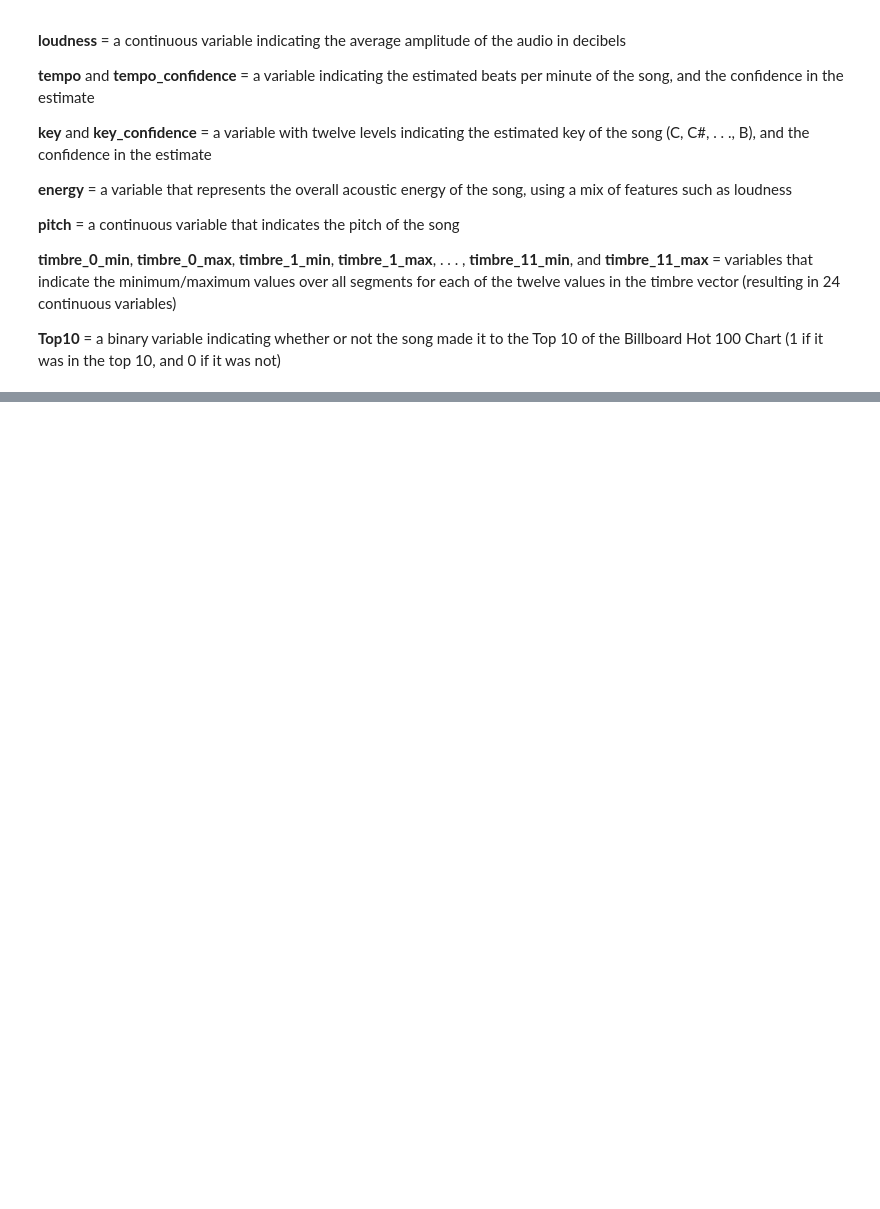
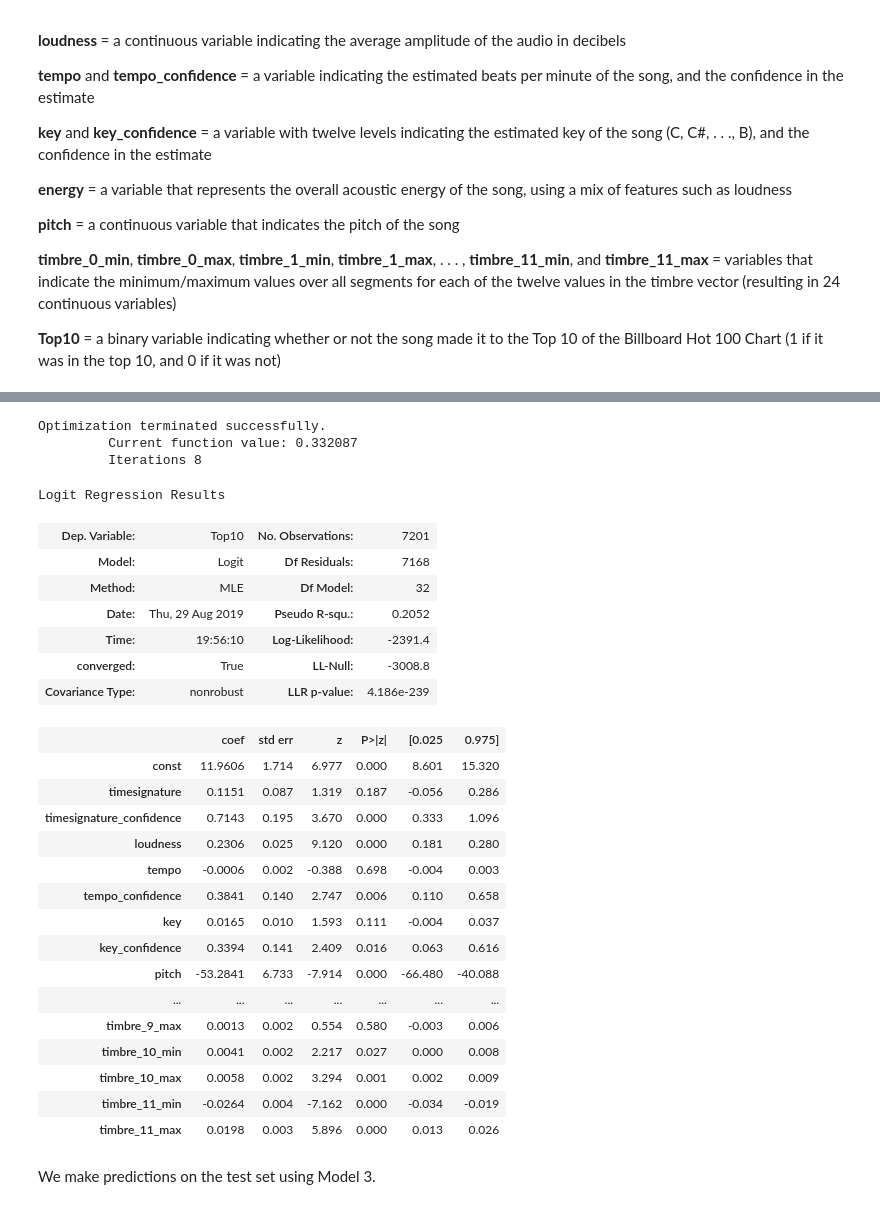
Before and after one commit to smotrova/Python-MITx-AnalyticsEdge, a Jupyter notebook: Week3-1_Logistic Regression-Popularity of Music Records.ipynb, the cells around one changed output, grey strips where cells are left out. Saved outputs shown, nothing was run; the diff lists cells and outputs as text; code cells hidden in the pictures; blank space fills up the shorter version.

```diff
--- a/Week3-1_Logistic Regression-Popularity of Music Records.ipynb
+++ b/Week3-1_Logistic Regression-Popularity of Music Records.ipynb
@@ -42,0 +314,51 @@ __Top10__ = a binary variable indicating whether or not the song made it to the
+# %%
+from statsmodels.api import add_constant
+from statsmodels.discrete.discrete_model import Logit, DiscreteResults
+
+X_train = SongsTrain[['timesignature', 'timesignature_confidence', 'loudness', 'tempo',
+       'tempo_confidence', 'key', 'key_confidence', 'pitch',
+       'timbre_0_min', 'timbre_0_max', 'timbre_1_min', 'timbre_1_max',
+       'timbre_2_min', 'timbre_2_max', 'timbre_3_min', 'timbre_3_max',
+       'timbre_4_min', 'timbre_4_max', 'timbre_5_min', 'timbre_5_max',
+       'timbre_6_min', 'timbre_6_max', 'timbre_7_min', 'timbre_7_max',
+       'timbre_8_min', 'timbre_8_max', 'timbre_9_min', 'timbre_9_max',
+       'timbre_10_min', 'timbre_10_max', 'timbre_11_min', 'timbre_11_max']]
+
+y_train = SongsTrain["Top10"]
+
+X_train = add_constant(X_train) # for intersept in model
+
+logit_mod3 = Logit(y_train, X_train)
+logit_res3 = logit_mod3.fit()
+
+logit_res3.summary()
+# %% [output]
+Optimization terminated successfully.
+         Current function value: 0.332087
+         Iterations 8
+Logit Regression Results
+| Dep. Variable: | Top10 | No. Observations: | 7201 |
+| Model: | Logit | Df Residuals: | 7168 |
+| Method: | MLE | Df Model: | 32 |
+| Date: | Thu, 29 Aug 2019 | Pseudo R-squ.: | 0.2052 |
+| Time: | 19:56:10 | Log-Likelihood: | -2391.4 |
+| converged: | True | LL-Null: | -3008.8 |
+| Covariance Type: | nonrobust | LLR p-value: | 4.186e-239 |
+|  | coef | std err | z | P>|z| | [0.025 | 0.975] |
+| const | 11.9606 | 1.714 | 6.977 | 0.000 | 8.601 | 15.320 |
+| timesignature | 0.1151 | 0.087 | 1.319 | 0.187 | -0.056 | 0.286 |
+| timesignature_confidence | 0.7143 | 0.195 | 3.670 | 0.000 | 0.333 | 1.096 |
+| loudness | 0.2306 | 0.025 | 9.120 | 0.000 | 0.181 | 0.280 |
+| tempo | -0.0006 | 0.002 | -0.388 | 0.698 | -0.004 | 0.003 |
+| tempo_confidence | 0.3841 | 0.140 | 2.747 | 0.006 | 0.110 | 0.658 |
+| key | 0.0165 | 0.010 | 1.593 | 0.111 | -0.004 | 0.037 |
+| key_confidence | 0.3394 | 0.141 | 2.409 | 0.016 | 0.063 | 0.616 |
+| pitch | -53.2841 | 6.733 | -7.914 | 0.000 | -66.480 | -40.088 |
+| ... | ... | ... | ... | ... | ... | ... |
+| timbre_9_max | 0.0013 | 0.002 | 0.554 | 0.580 | -0.003 | 0.006 |
+| timbre_10_min | 0.0041 | 0.002 | 2.217 | 0.027 | 0.000 | 0.008 |
+| timbre_10_max | 0.0058 | 0.002 | 3.294 | 0.001 | 0.002 | 0.009 |
+| timbre_11_min | -0.0264 | 0.004 | -7.162 | 0.000 | -0.034 | -0.019 |
+| timbre_11_max | 0.0198 | 0.003 | 5.896 | 0.000 | 0.013 | 0.026 |
+# %% [markdown]
+We make predictions on the test set using Model 3.
```
Also changed, not shown: parts of 58 cells of this notebook, 1 other file.
